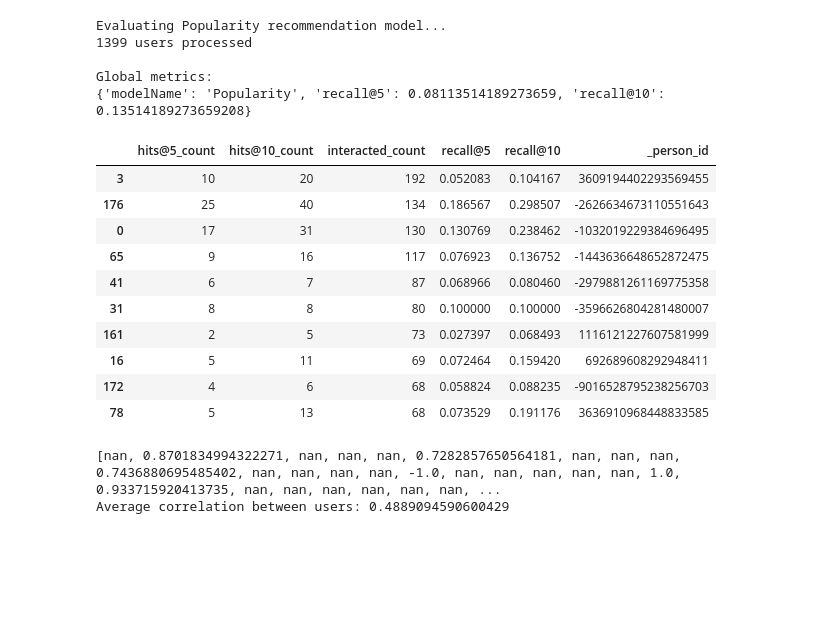
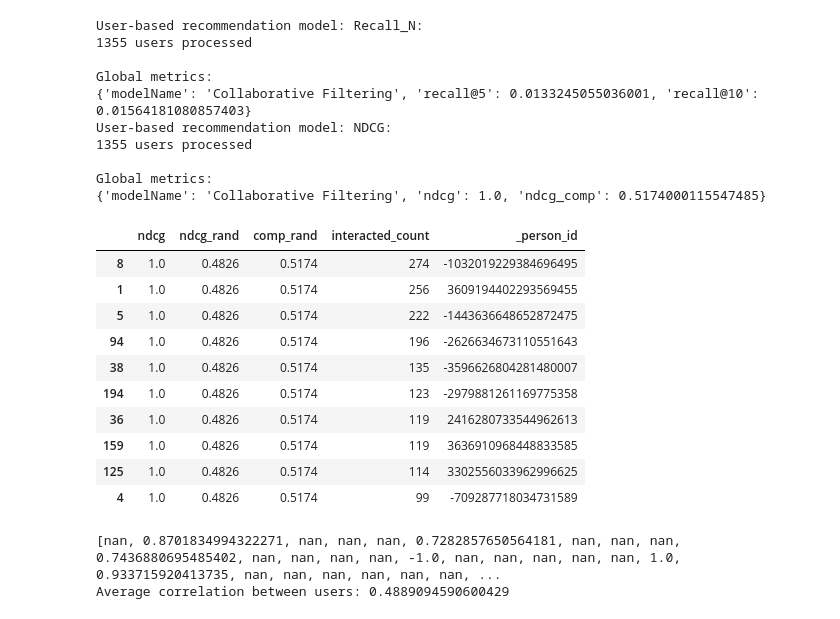
Before and after one commit to MK473203/NLP_project_35, a Jupyter notebook: project.ipynb, the cells around one changed output. Cells and saved outputs as stored; diff of their text form; code cells hidden in the pictures; blank space fills up the shorter version.

```diff
--- a/project.ipynb
+++ b/project.ipynb
@@ -209,5 +192,0 @@ popularity_model = PopularityRecommender(item_popularity, articles_full)
-# %%
-def get_items_interacted(person_id, interactions_df):
-    # Get the user's data and merge in the movie information.
-    interacted_items = interactions_df.loc[person_id]['contentId']
-    return set(interacted_items if type(interacted_items) == pd.Series else [interacted_items])
@@ -214,14 +363,14 @@ def get_items_interacted(person_id, interactions_df):
 # %%
-import random
+class Recall_n:
 
-EVAL_RANDOM_SAMPLE_NON_INTERACTED_ITEMS = 100
-
-class ModelEvaluator:
-
+    def get_items_interacted(self, person_id, interactions_dat):
+        # Get the user's data and merge in the movie information.
+        interacted_items = interactions_dat.loc[person_id]['contentId']
+        return set(interacted_items if type(interacted_items) == pd.Series else [interacted_items])
 
     def get_not_interacted_items_sample(self, person_id, sample_size, seed=12):
-        interacted_items = get_items_interacted(person_id, pre_processed_data_index)
-        all_items = set(articles_full['contentId'])
+        interacted_items = self.get_items_interacted(person_id, pre_processed_data_index)
+        all_items = set(articles['contentId'])
         non_interacted_items = all_items - interacted_items
 
         random.seed(seed)
@@ -246,8 +395,9 @@ class ModelEvaluator:
         interacted_items_count_testset = len(person_interacted_items_testset)
 
         #Getting a ranked recommendation list from a model for a given user
+        #print(person_id)
         person_recs_df = model.recommend_items(person_id,
-                                               items_to_ignore=get_items_interacted(person_id, train_set_index), topn=10000000000)
+                                               items_to_ignore=self.get_items_interacted(person_id, train_set_index), topn=1000)
 
         hits_at_5_count = 0
         hits_at_10_count = 0
@@ -256,7 +406,7 @@ class ModelEvaluator:
             #Getting a random sample (100) items the user has not interacted
             #(to represent items that are assumed to be no relevant to the user)
             non_interacted_items_sample = self.get_not_interacted_items_sample(person_id,
-                                                                          sample_size=EVAL_RANDOM_SAMPLE_NON_INTERACTED_ITEMS,
+                                                                          sample_size=101,
                                                                           seed=item_id%(2**32))
 
             #Combining the current interacted item with the 100 random items
@@ -287,6 +437,7 @@ class ModelEvaluator:
         #print('Running evaluation for users')
         people_metrics = []
         for idx, person_id in enumerate(list(test_set_index.index.unique().values)):
+            #print(len(list(test_set_index.index.unique().values)), len(user_ids))
             #if idx % 100 == 0 and idx > 0:
             #    print('%d users processed' % idx)
             person_metrics = self.evaluate_model_for_user(model, person_id)
@@ -304,4 +455,4 @@ class ModelEvaluator:
                           'recall@10': global_recall_at_10}
         return global_metrics, detailed_results_df
 
-model_evaluator = ModelEvaluator()
+recall_n_evaluator = Recall_n()
@@ -308,25 +621,35 @@ model_evaluator = ModelEvaluator()
 # %%
-print('Evaluating Popularity recommendation model...')
-pop_global_metrics, pop_detailed_results_df = model_evaluator.evaluate_model(popularity_model)
+print('User-based recommendation model: Recall_N:')
+pop_global_metrics, pop_detailed_results_df = recall_n_evaluator.evaluate_model(user_recommender_model)
 print('\nGlobal metrics:\n%s' % pop_global_metrics)
 pop_detailed_results_df.head(10)
+
+print('User-based recommendation model: NDCG:')
+pop_global_metrics, pop_detailed_results_df = recall_ndcg_evaluator.evaluate_model(user_recommender_model, k=101)
+print('\nGlobal metrics:\n%s' % pop_global_metrics)
+pop_detailed_results_df.head(10)
 # %% [output]
-Evaluating Popularity recommendation model...
-1399 users processed
+User-based recommendation model: Recall_N:
+1355 users processed
 
 Global metrics:
-{'modelName': 'Popularity', 'recall@5': 0.08113514189273659, 'recall@10': 0.13514189273659208}
+{'modelName': 'Collaborative Filtering', 'recall@5': 0.0133245055036001, 'recall@10': 0.01564181080857403}
+User-based recommendation model: NDCG:
+1355 users processed
+
+Global metrics:
+{'modelName': 'Collaborative Filtering', 'ndcg': 1.0, 'ndcg_comp': 0.5174000115547485}
-|  | hits@5_count | hits@10_count | interacted_count | recall@5 | recall@10 | _person_id |
-| 3 | 10 | 20 | 192 | 0.052083 | 0.104167 | 3609194402293569455 |
-| 176 | 25 | 40 | 134 | 0.186567 | 0.298507 | -2626634673110551643 |
-| 0 | 17 | 31 | 130 | 0.130769 | 0.238462 | -1032019229384696495 |
-| 65 | 9 | 16 | 117 | 0.076923 | 0.136752 | -1443636648652872475 |
-| 41 | 6 | 7 | 87 | 0.068966 | 0.080460 | -2979881261169775358 |
-| 31 | 8 | 8 | 80 | 0.100000 | 0.100000 | -3596626804281480007 |
-| 161 | 2 | 5 | 73 | 0.027397 | 0.068493 | 1116121227607581999 |
-| 16 | 5 | 11 | 69 | 0.072464 | 0.159420 | 692689608292948411 |
-| 172 | 4 | 6 | 68 | 0.058824 | 0.088235 | -9016528795238256703 |
-| 78 | 5 | 13 | 68 | 0.073529 | 0.191176 | 3636910968448833585 |
+|  | ndcg | ndcg_rand | comp_rand | interacted_count | _person_id |
+| 8 | 1.0 | 0.4826 | 0.5174 | 274 | -1032019229384696495 |
+| 1 | 1.0 | 0.4826 | 0.5174 | 256 | 3609194402293569455 |
+| 5 | 1.0 | 0.4826 | 0.5174 | 222 | -1443636648652872475 |
+| 94 | 1.0 | 0.4826 | 0.5174 | 196 | -2626634673110551643 |
+| 38 | 1.0 | 0.4826 | 0.5174 | 135 | -3596626804281480007 |
+| 194 | 1.0 | 0.4826 | 0.5174 | 123 | -2979881261169775358 |
+| 36 | 1.0 | 0.4826 | 0.5174 | 119 | 2416280733544962613 |
+| 159 | 1.0 | 0.4826 | 0.5174 | 119 | 3636910968448833585 |
+| 125 | 1.0 | 0.4826 | 0.5174 | 114 | 3302556033962996625 |
+| 4 | 1.0 | 0.4826 | 0.5174 | 99 | -709287718034731589 |
 # %%
 # 4-6
 # Function for generating and plotting pearson correlation scores
```
Also changed, not shown: parts of 19 cells of this notebook.
